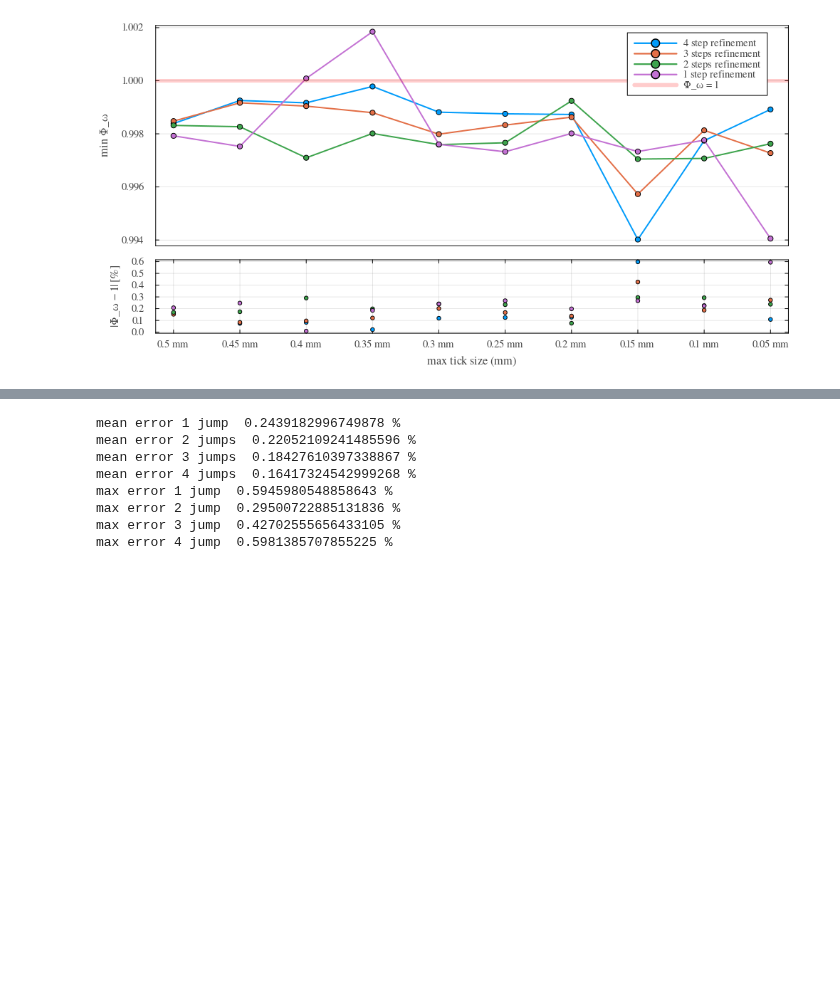
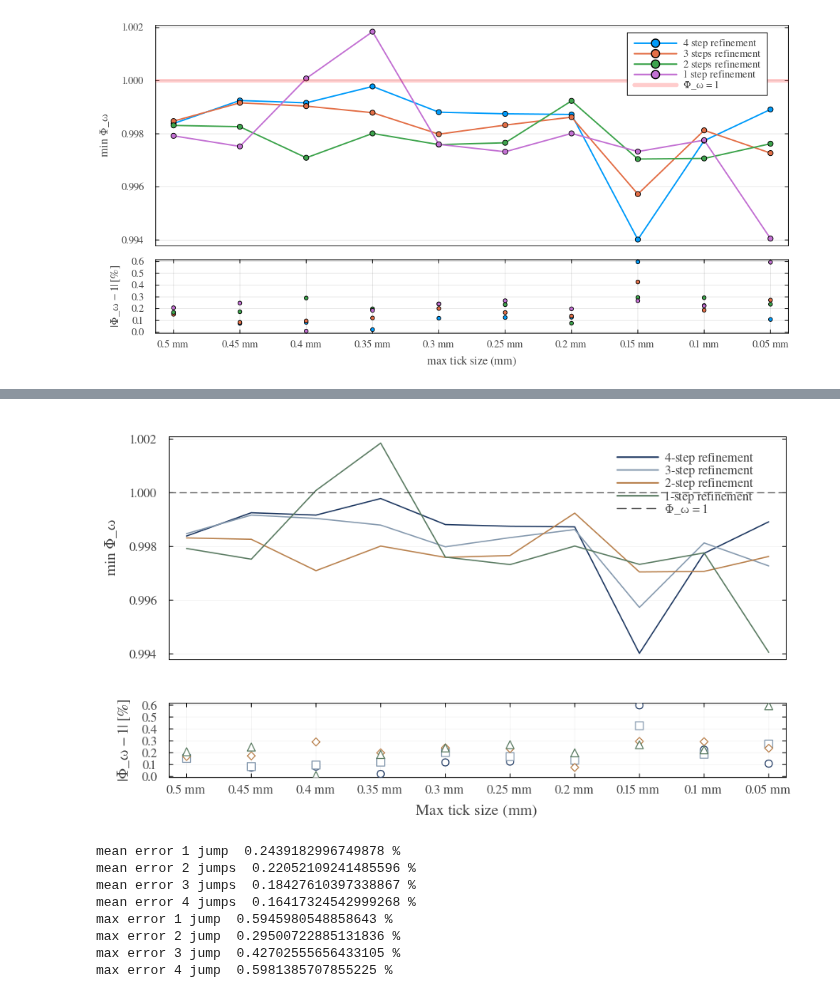
Before and after one commit to RitaF00/SolidStateDetector-NEW, a Jupyter notebook: SSDdev/notebooks/new_refinement_on_grid/minimum_wp.ipynb, the cells around one changed output, grey strips where cells are left out. Cells and saved outputs as stored; diff of their text form; code cells hidden in the pictures; blank space fills up the shorter version.

```diff
--- a/SSDdev/notebooks/new_refinement_on_grid/minimum_wp.ipynb
+++ b/SSDdev/notebooks/new_refinement_on_grid/minimum_wp.ipynb
@@ -564,3 +638,103 @@ display(p)
+# %%
+using Plots
+using Measures
+
+# ---- STILE GENERALE ----
+default(
+    fontfamily = "Times",
+    guidefontsize = 12,
+    tickfontsize = 10,
+    legendfontsize = 10,
+    lw = 1.6,
+    legend = :topright,
+    legendbackgroundcolor = :transparent,
+    foreground_color_legend = nothing,
+    background_color = :white
+)
+
+x = 1:length(grid_comp)
+labels = string.(grid_comp)
+
+# ---- PALETTE PIÙ SOFISTICATA ----
+c1 = RGB(0.12, 0.22, 0.38)   # blu profondo
+c2 = RGB(0.52, 0.60, 0.68)   # grigio blu
+c3 = RGB(0.72, 0.50, 0.30)   # bronzo soft
+c4 = RGB(0.35, 0.48, 0.38)   # verde salvia elegante
+
+# ---- PLOT SUPERIORE (linee più pulite) ----
+p1 = plot(x, min_pot_4,
+    color=c1,
+    label="4-step refinement",
+    ylabel="min Φ_ω",
+    xticks=false,
+    framestyle=:box,
+    grid=true,
+    gridalpha=0.04)
+
+plot!(x, min_pot_3, color=c2, label="3-step refinement")
+plot!(x, min_pot_2, color=c3, label="2-step refinement")
+plot!(x, min_pot_1, color=c4, label="1-step refinement")
+
+hline!([1.0],
+    color=RGB(0.2,0.2,0.2),
+    linestyle=:dash,
+    lw=1.1,
+    label="Φ_ω = 1")
+
+# ---- PLOT INFERIORE (marker più leggibili) ----
+p2 = scatter(x, abs.(var_4),
+    color=c1,
+    marker=:circle,
+    markercolor=:white,
+    markerstrokecolor=c1,
+    markerstrokewidth=1.2,
+    markersize=5,
+    label="",
+    ylabel="|Φ_ω − 1| [%]",
+    xticks=(x, labels),
+    xlabel="Max tick size (mm)",
+    framestyle=:box,
+    grid=true,
+    gridalpha=0.04)
+
+scatter!(x, abs.(var_3),
+    color=c2,
+    marker=:square,
+    markercolor=:white,
+    markerstrokecolor=c2,
+    markerstrokewidth=1.2,
+    markersize=5,
+    label="")
+
+scatter!(x, abs.(var_2),
+    color=c3,
+    marker=:diamond,
+    markercolor=:white,
+    markerstrokecolor=c3,
+    markerstrokewidth=1.2,
+    markersize=5,
+    label="")
+
+scatter!(x, abs.(var_1),
+    color=c4,
+    marker=:utriangle,
+    markercolor=:white,
+    markerstrokecolor=c4,
+    markerstrokewidth=1.2,
+    markersize=5,
+    label="")
+
+# ---- LAYOUT PIÙ ARIOSO ----
+p = plot(p1, p2,
+    layout=grid(2,1,heights=[0.75,0.25], hspace=0.015),
+    link=:x,
+    size=(900,520),
+    margin=5mm)
+
+savefig(p, "comparison_ref_jump_nature.pdf")
+display(p)
+# %% [output]
+[figure, added]
 # %%
 println("mean error 1 jump  $(mean(abs.(var_1))) %")
 println("mean error 2 jumps  $(mean(abs.(var_2))) %" )
```
Also changed, not shown: parts of 7 cells of this notebook, 55 other files.
